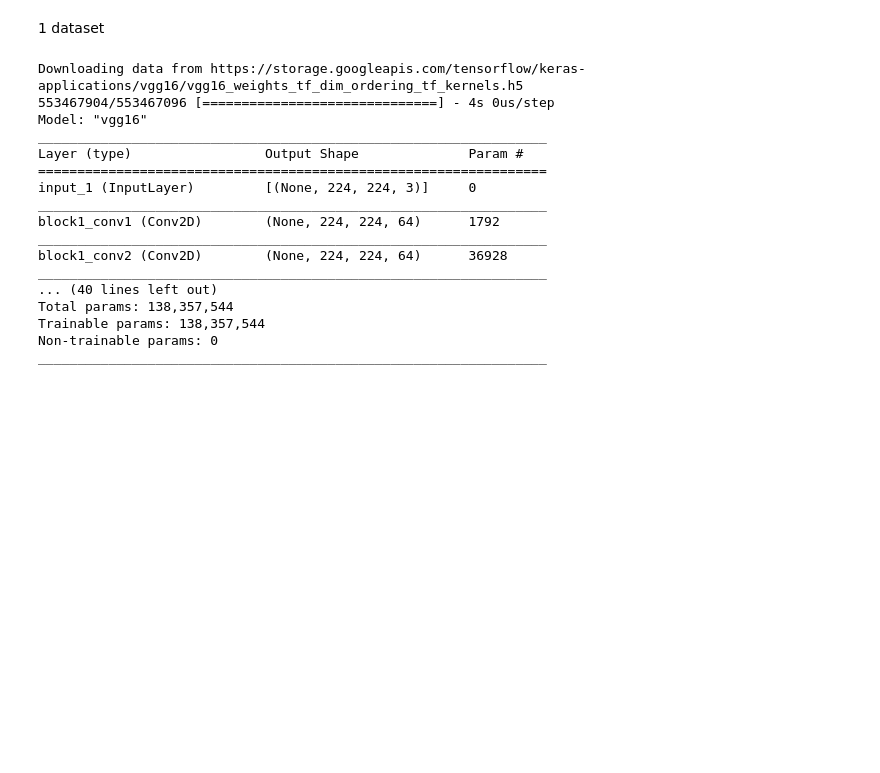
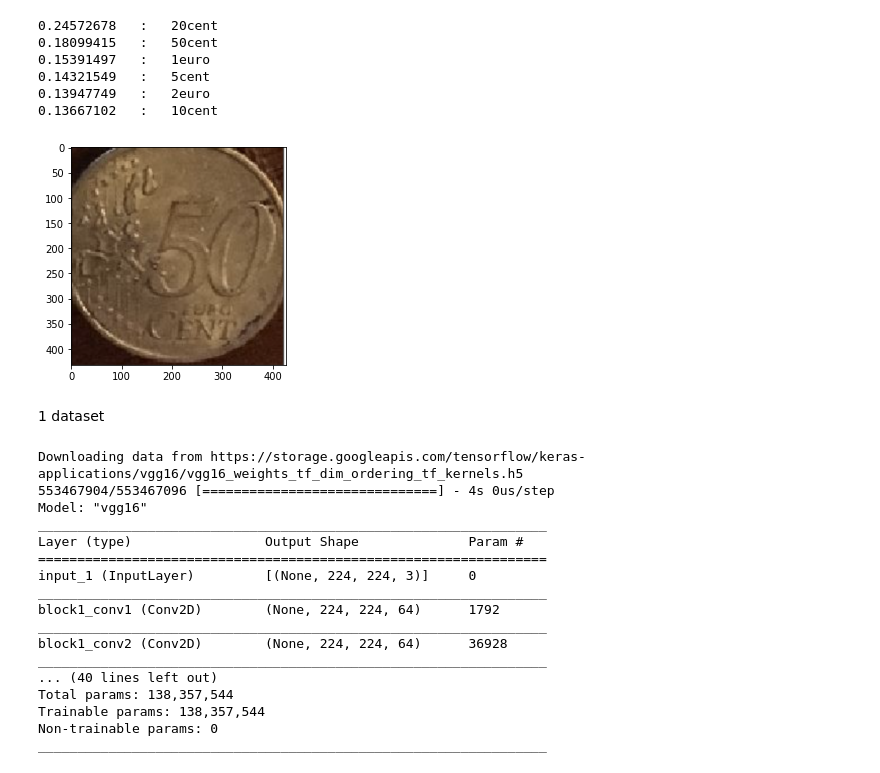
Before and after one commit to galimus/Coin_detection, a Jupyter notebook: final_1.ipynb, the cells around one changed output. Cells and saved outputs as stored; diff of their text form; code cells hidden in the pictures; blank space fills up the shorter version.

```diff
--- a/final_1.ipynb
+++ b/final_1.ipynb
@@ -0,0 +152,5 @@
+# %%
+optimizer = Adam(lr=0.0001)
+model.compile(optimizer=optimizer,
+              loss="categorical_crossentropy",
+              metrics=["accuracy"])
@@ -0,0 +162,13 @@
+# %%
+checkpoint = ModelCheckpoint('model.h5',
+                             monitor='val_acc',
+                             verbose=1,
+                             save_best_only=True,
+                             mode='max')
+# %%
+model.fit_generator(generator=train_generator,
+                              steps_per_epoch=len(train_generator),
+                              validation_data=val_generator,
+                              validation_steps=len(val_generator),
+                              epochs=1,
+                              callbacks=checkpoint)
@@ -0,0 +182,7 @@
+# %%
+params = model.fit_generator(generator=train_generator,
+                                steps_per_epoch=len(train_generator),
+                                validation_data=val_generator,
+                                validation_steps=len(val_generator),
+                                epochs=3,
+                                callbacks=checkpoint)
@@ -1,3 +199,28 @@
+# %%
+def predict_images(path):
+    img = plt.imread(path)
+    plt.imshow(img)
+
+
+    image = Image.open(path)
+    image = image.convert('RGB')
+    image = image.resize((224, 224))
+
+    probabilities = model.predict(np.expand_dims(image, axis=0))
+    type_list = tuple(zip(val_generator.class_indices.values(), val_generator.class_indices.keys()))
+
+    for i in probabilities.argsort()[0][-6:][::-1]:
+         print(probabilities[0][i], "  :  " , type_list[i][1])
+
+predict_images('/content/1-6kSsgT5drG4n1fE68ACFHqjzbc9nL_Q/MyDrive/test3.jpg')
+# %% [output]
+0.24572678   :   20cent
+0.18099415   :   50cent
+0.15391497   :   1euro
+0.14321549   :   5cent
+0.13947749   :   2euro
+0.13667102   :   10cent
+[figure, added]
 # %%
 import keras
 from keras.applications.vgg16 import VGG16
```
Also changed, not shown: parts of 34 cells of this notebook.
